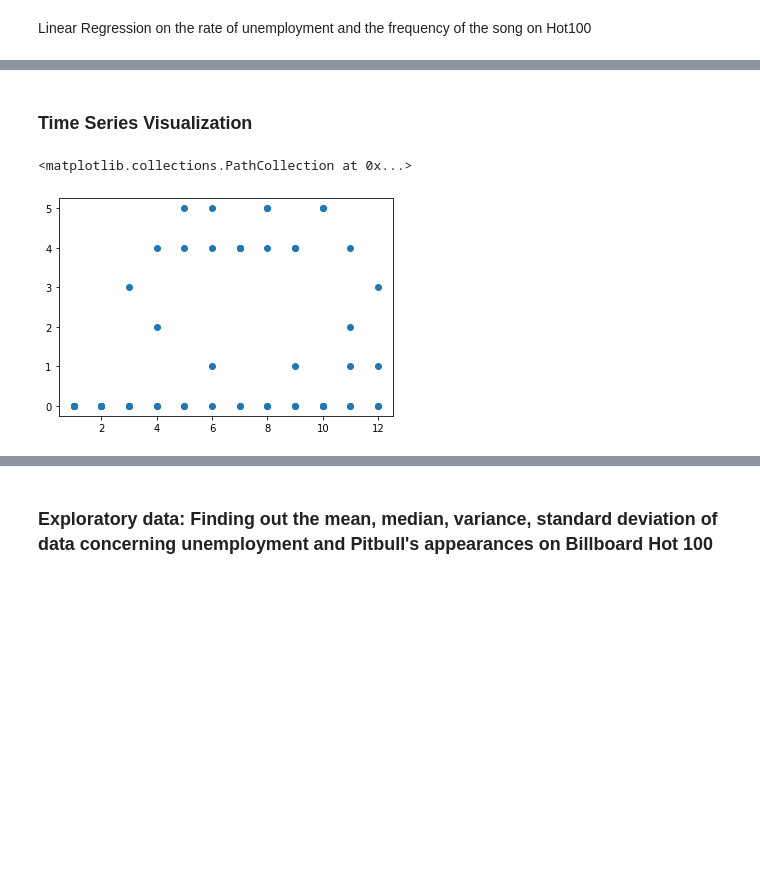
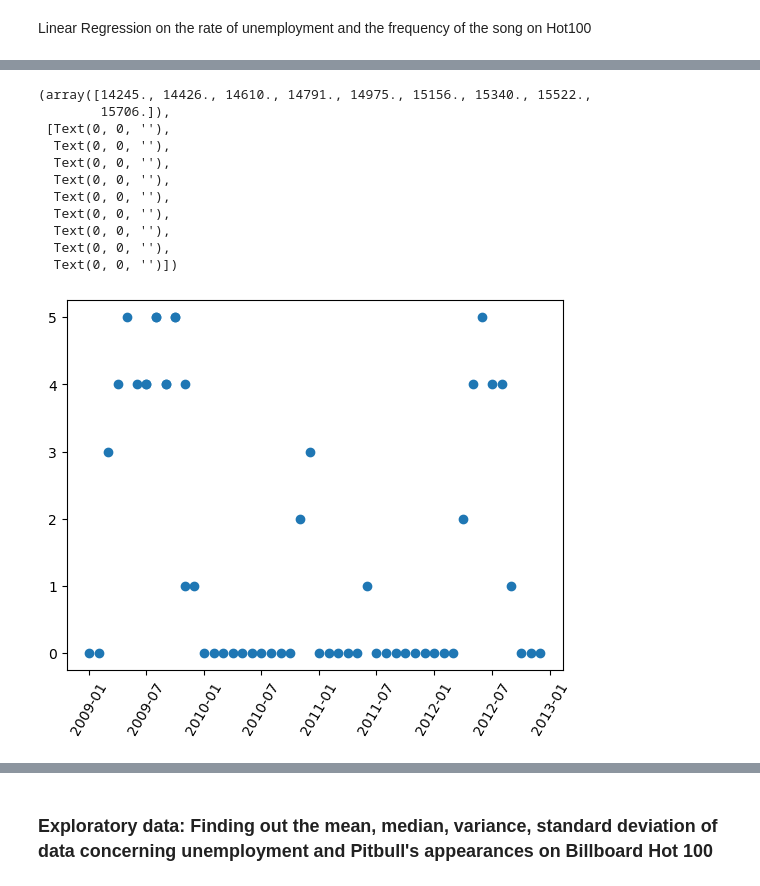
Before and after one commit to Keikeidemaqua/datasci-finalproj, a Jupyter notebook: archive/datasci.ipynb, the cells around one changed output, grey strips where cells are left out. Drawn from its saved outputs; the diff is of its cells as text; code cells hidden in the pictures; blank space fills up the shorter version.

Commit message:
I fixed the dates

```diff
--- a/archive/datasci.ipynb
+++ b/archive/datasci.ipynb
@@ -373,7 +385,16 @@ Intercept: 2.4975550122249457
-# %% [markdown]
-### Time Series Visualization
 # %%
-plt.scatter('month','songfreq',data=simplecomp_df)
+plt.scatter('date','songfreq', data=simplecomp_df)
+plt.xticks(rotation=60)
 # %% [output]
-<matplotlib.collections.PathCollection at 0x...>
+(array([14245., 14426., 14610., 14791., 14975., 15156., 15340., 15522.,
+        15706.]),
+ [Text(0, 0, ''),
+  Text(0, 0, ''),
+  Text(0, 0, ''),
+  Text(0, 0, ''),
+  Text(0, 0, ''),
+  Text(0, 0, ''),
+  Text(0, 0, ''),
+  Text(0, 0, ''),
+  Text(0, 0, '')])
-[figure, old version]
+[figure, new version]
```
Also changed, not shown: parts of 17 cells of this notebook.
